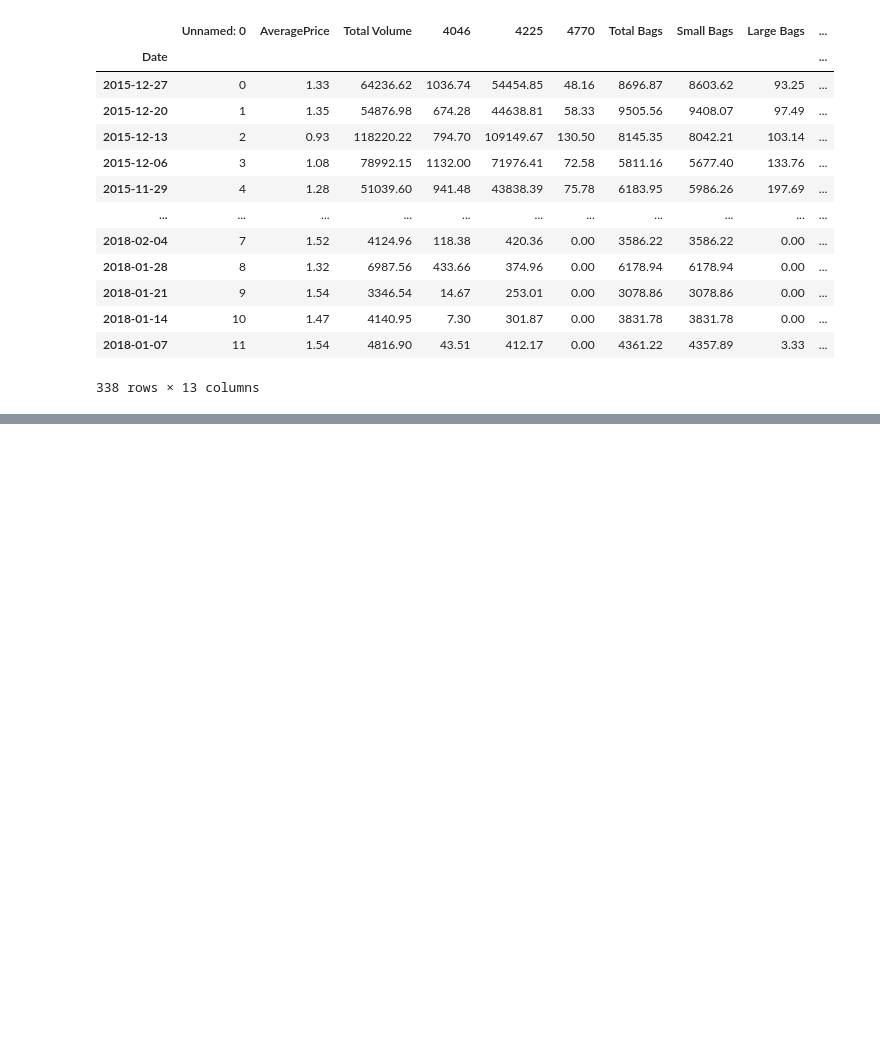
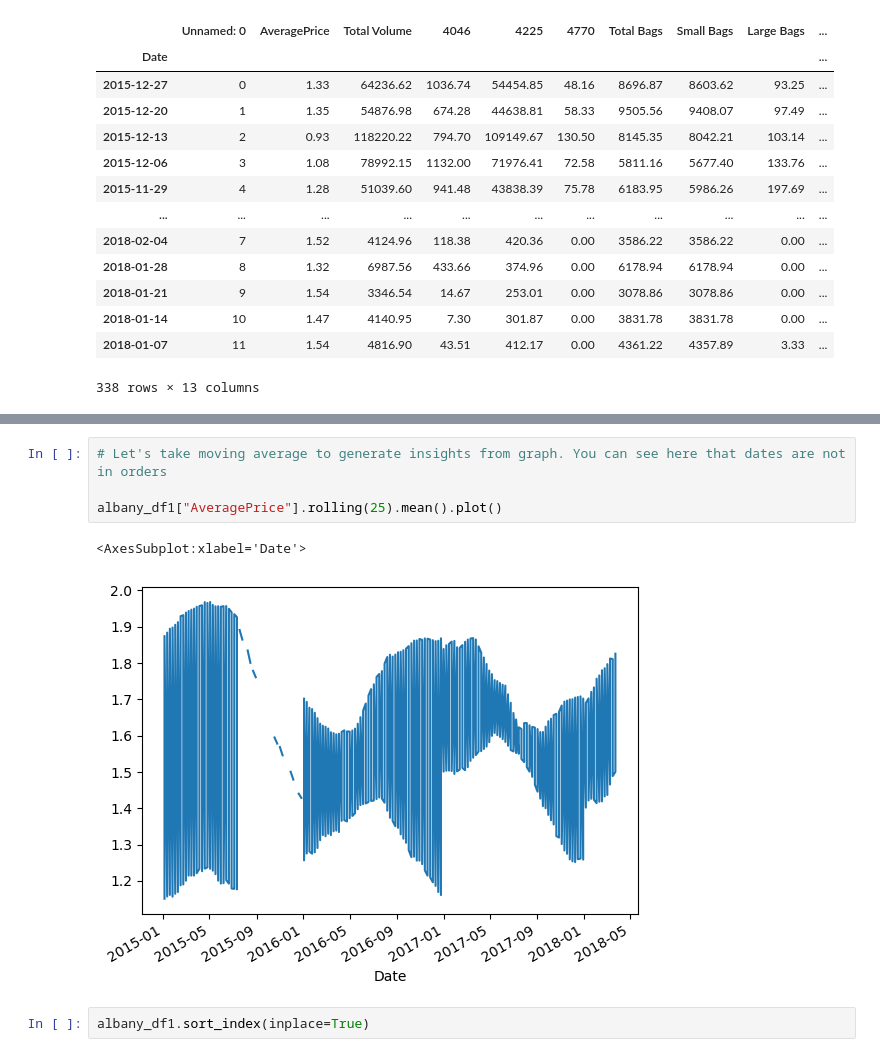
Before and after one commit to SiddheshDaphane/Avocado_price_data_analysis, a Jupyter notebook: Avocado_price.ipynb, the cells around one changed output, grey strips where cells are left out. Drawn from its saved outputs; the diff is of its cells as text; blank space fills up the shorter version.

```diff
--- a/Avocado_price.ipynb
+++ b/Avocado_price.ipynb
@@ -204,0 +267,9 @@ albany_df1
+# %%
+# Let's take moving average to generate insights from graph. You can see here that dates are not in orders
+
+albany_df1["AveragePrice"].rolling(25).mean().plot()
+# %% [output]
+<AxesSubplot:xlabel='Date'>
+[figure, added]
+# %%
+albany_df1.sort_index(inplace=True)
```
Also changed, not shown: parts of 11 cells of this notebook, 1 other file.
